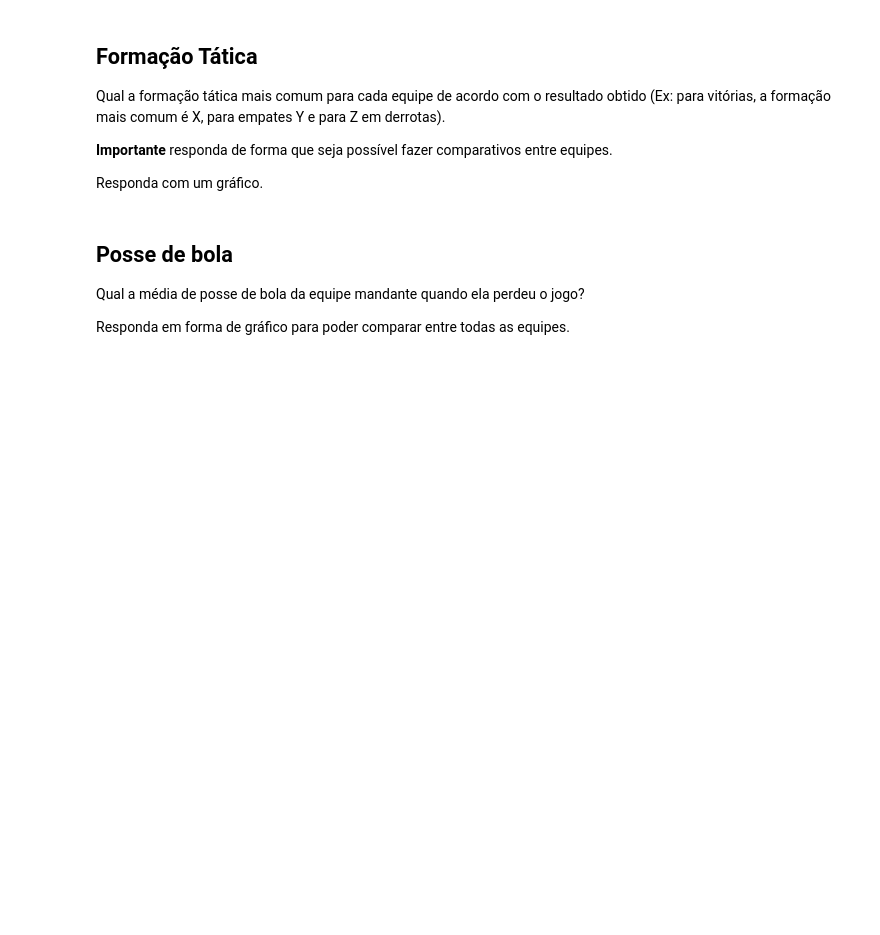
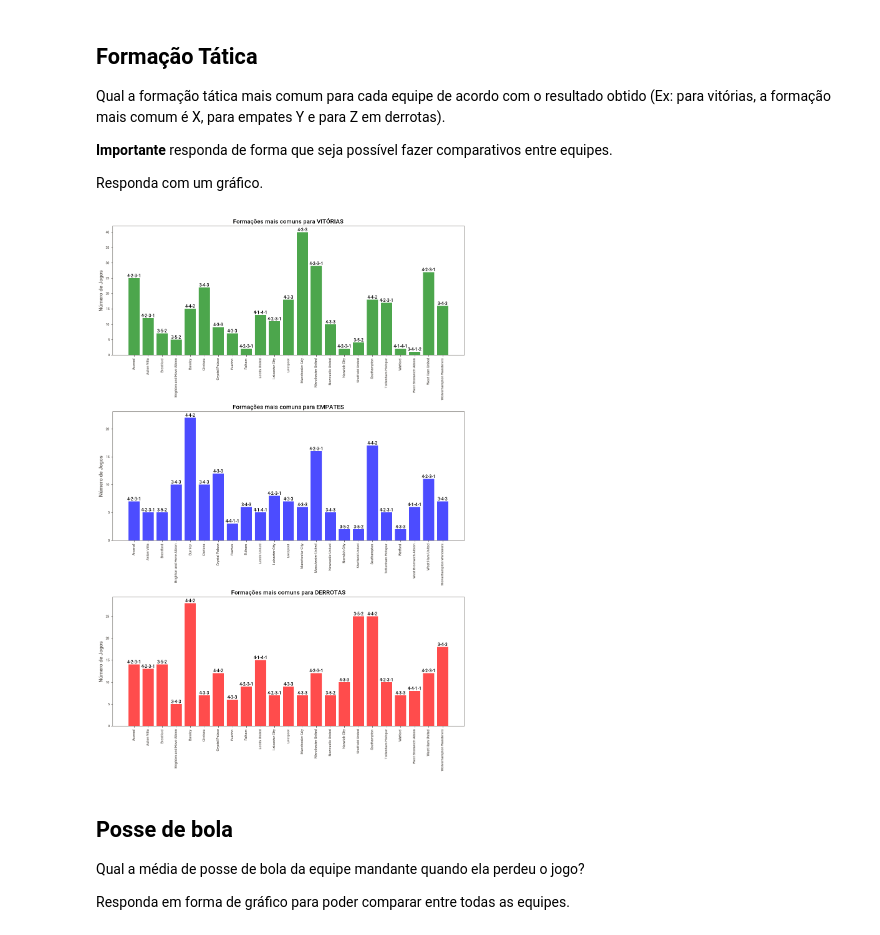
Before and after one commit to kamilaklein/Gerenciador, a Jupyter notebook: Prova_Data_Science_N1_Kamila_Klein.ipynb, the cells around one changed output. Cells and saved outputs as stored; diff of their text form; code cells hidden in the pictures; blank space fills up the shorter version.

```diff
--- a/Prova_Data_Science_N1_Kamila_Klein.ipynb
+++ b/Prova_Data_Science_N1_Kamila_Klein.ipynb
@@ -68,3 +151,49 @@ Responda com um gráfico.
+# %%
+formation_by_team_result = df.groupby(['team', 'result', 'formation']).size().reset_index(name='count')
+
+most_common_formation = formation_by_team_result.loc[formation_by_team_result.groupby(['team', 'result'])['count'].idxmax()]
+
+result_colors = {'W': 'green', 'D': 'blue', 'L': 'red'}
+
+fig, axes = plt.subplots(nrows=3, ncols=1, figsize=(12, 18))
+
+# Gráfico para vitórias
+subset_w = most_common_formation[most_common_formation['result'] == 'W']
+axes[0].bar(subset_w['team'], subset_w['count'], color=result_colors['W'], alpha=0.7)
+axes[0].set_title('Formações mais comuns para VITÓRIAS', fontsize=14)
+axes[0].set_ylabel('Número de Jogos', fontsize=12)
+axes[0].set_xticks(range(len(subset_w['team'])))
+axes[0].set_xticklabels(subset_w['team'], rotation=90)
+for bar, formation in zip(axes[0].patches, subset_w['formation']):
+    height = bar.get_height()
+    axes[0].text(bar.get_x() + bar.get_width() / 2, height, formation, ha='center', va='bottom', fontsize=10)
+
+# Gráfico para empates
+subset_d = most_common_formation[most_common_formation['result'] == 'D']
+axes[1].bar(subset_d['team'], subset_d['count'], color=result_colors['D'], alpha=0.7)
+axes[1].set_title('Formações mais comuns para EMPATES', fontsize=14)
+axes[1].set_ylabel('Número de Jogos', fontsize=12)
+axes[1].set_xticks(range(len(subset_d['team'])))
+axes[1].set_xticklabels(subset_d['team'], rotation=90)
+for bar, formation in zip(axes[1].patches, subset_d['formation']):
+    height = bar.get_height()
+    axes[1].text(bar.get_x() + bar.get_width() / 2, height, formation, ha='center', va='bottom', fontsize=10)
+
+# Gráfico para derrotas
+subset_l = most_common_formation[most_common_formation['result'] == 'L']
+axes[2].bar(subset_l['team'], subset_l['count'], color=result_colors['L'], alpha=0.7)
+axes[2].set_title('Formações mais comuns para DERROTAS', fontsize=14)
+axes[2].set_ylabel('Número de Jogos', fontsize=12)
+axes[2].set_xticks(range(len(subset_l['team'])))
+axes[2].set_xticklabels(subset_l['team'], rotation=90)
+for bar, formation in zip(axes[2].patches, subset_l['formation']):
+    height = bar.get_height()
+    axes[2].text(bar.get_x() + bar.get_width() / 2, height, formation, ha='center', va='bottom', fontsize=10)
+
+plt.tight_layout()
+plt.show()
+# %% [output]
+[figure, added]
 # %% [markdown]
 ## Posse de bola
 
```
Also changed, not shown: parts of 17 cells of this notebook.
